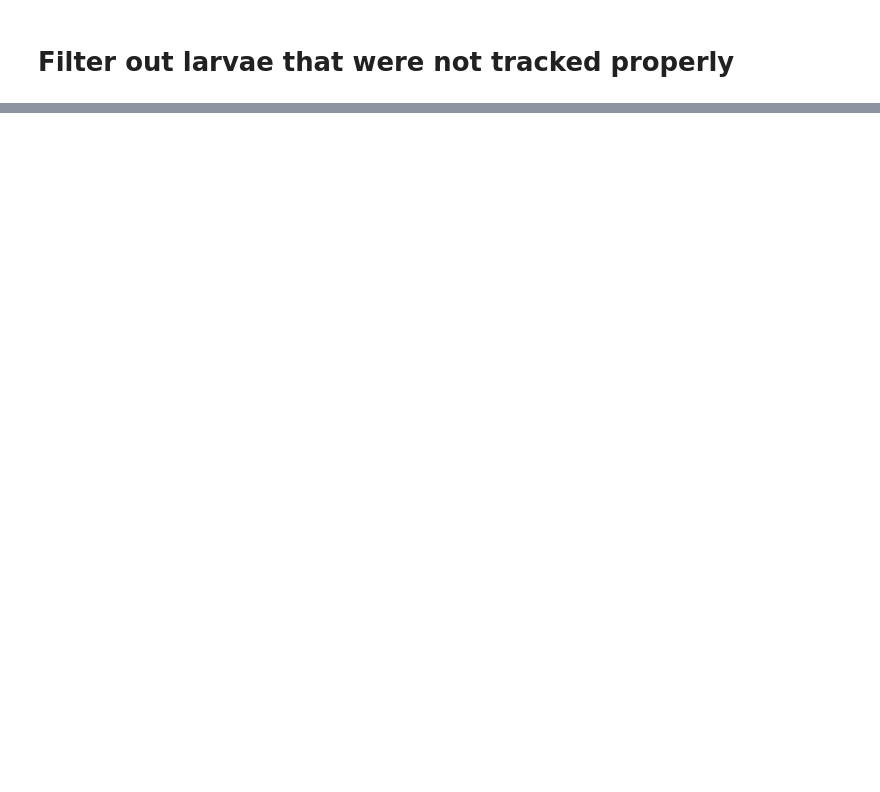
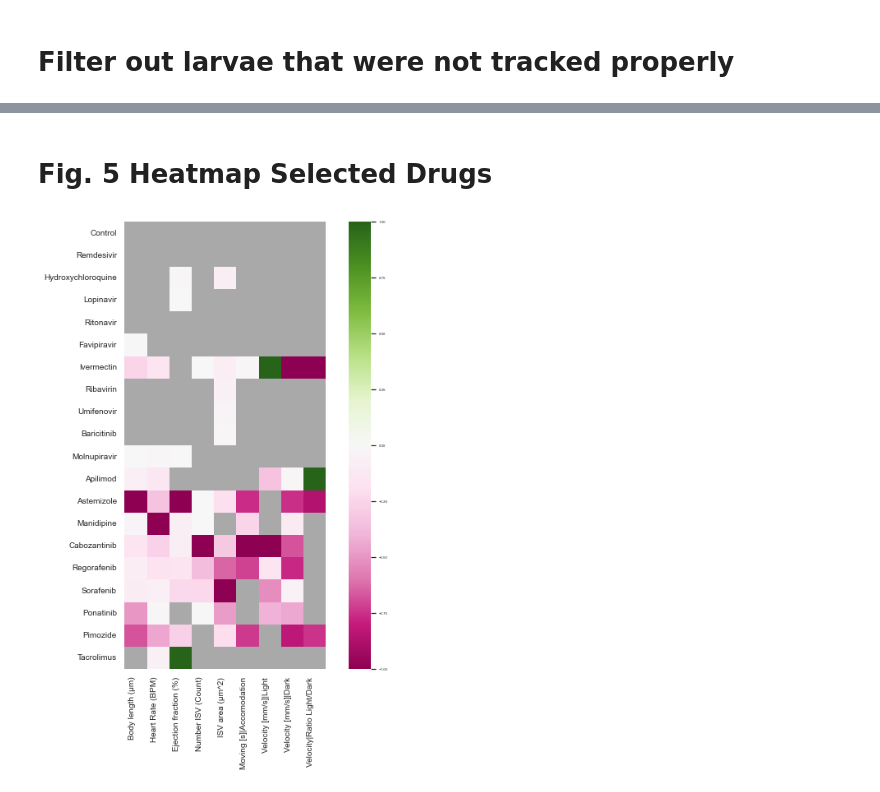
Before and after one commit to marwa6611/CoVasc_DrugScreen, a Jupyter notebook: CoVasc_Data_Analysis.ipynb, the cells around one changed output, grey strips where cells are left out. Cells and saved outputs as stored; diff of their text form; code cells hidden in the pictures; blank space fills up the shorter version.

```diff
--- a/CoVasc_Data_Analysis.ipynb
+++ b/CoVasc_Data_Analysis.ipynb
@@ -404,0 +442,12 @@ plt.xticks(
+# %%
+df_all_merge = pd.concat([df_multiscore,df_multiscore2],axis=1)
+df_all_mannwhitney_merge = pd.concat([df_mannwhitney,df_mannwhitney2],axis=1)
+annotation_all = ana.sign_stars(df_all_mannwhitney_merge)
+annotation_binary_all = annotation_all == "ns"
+# %%
+df_all_merge_significant = df_all_merge[~annotation_binary_all].fillna(value=0)
+df_g = ana.negpos_scale(df_all_merge_significant.copy())#negpos_scale(df_all_merge_significant.copy())
+
+group_all0 = df_g[(df_g == 0).all(axis=1)]
+group_all0["Group"] = "No effect"
+df_group = pd.concat([pd.DataFrame(df_g[(df_g != 0).any(axis=1)].abs().idxmax(axis=1),columns=["Group"]),pd.DataFrame(group_all0["Group"])],axis=0, join='outer')
@@ -404,0 +476,8 @@ plt.xticks(
+# %%
+df_cat = pd.concat([df_group,df_g],axis=1).sort_values("Group").reset_index().rename(columns={"index":"Drug"}).set_index(["Group","Drug"])
+ordered_measurements = ['Body length (µm)',['Heart Rate (BPM)','Ejection fraction (%)'],['Number ISV (Count)','ISV area (µm^2)'],['Velocity [mm/s]|Dark','Velocity [mm/s]|Light','Moving [s]|Accomodation','Velocity|Ratio Light/Dark'],'No effect']
+
+df_cat= df_cat.reset_index().set_index("Drug")
+
+df_cat.index = [i.split("_")[0] for i in df_cat.index]
+df_cat= df_cat.reset_index().rename(columns={"index":"Drug"}).set_index(["Group","Drug"])
@@ -404,0 +530,32 @@ plt.xticks(
+# %% [markdown]
+# Fig. 5 Heatmap Selected Drugs
+# %%
+df_merge = pd.concat([df_multiscore,df_multiscore2],axis=1).loc[listdrugs]
+df_merge.index = [i.split("_")[0] for i in df_merge.index]
+
+df_mannwhitney_merge = pd.concat([df_mannwhitney,df_mannwhitney2],axis=1).loc[listdrugs]
+df_mannwhitney_merge.index = [i.split("_")[0] for i in df_mannwhitney_merge.index]
+
+annotation = ana.sign_stars(df_mannwhitney_merge)
+annotation_binary = annotation == "ns"
+annotation_binary.index = [i.split("_")[0] for i in annotation_binary.index]
+
+
+plt.figure(figsize=(10,10))
+
+#colormap.set_bad("black")
+sns.heatmap(ana.negpos_scale(df_merge),mask= annotation_binary,center=0,cmap='PiYG',fmt = '',square=True,vmin=-1,vmax=1).set_facecolor("darkgrey")
+plt.xticks(
+    rotation = 90,
+    horizontalalignment = 'right',
+    fontweight = 'light',
+    fontsize = 10
+);
+plt.yticks(
+    fontsize = 10
+);
+
+#plt.savefig("E:/Data_Drug_Screening_CovidBox/Paper_Draft/Figures/Figure7_Heatmap/Selection_Heatmap.pdf")
+plt.show()
+# %% [output]
+[figure, added]
```
Also changed, not shown: parts of 33 cells of this notebook.
